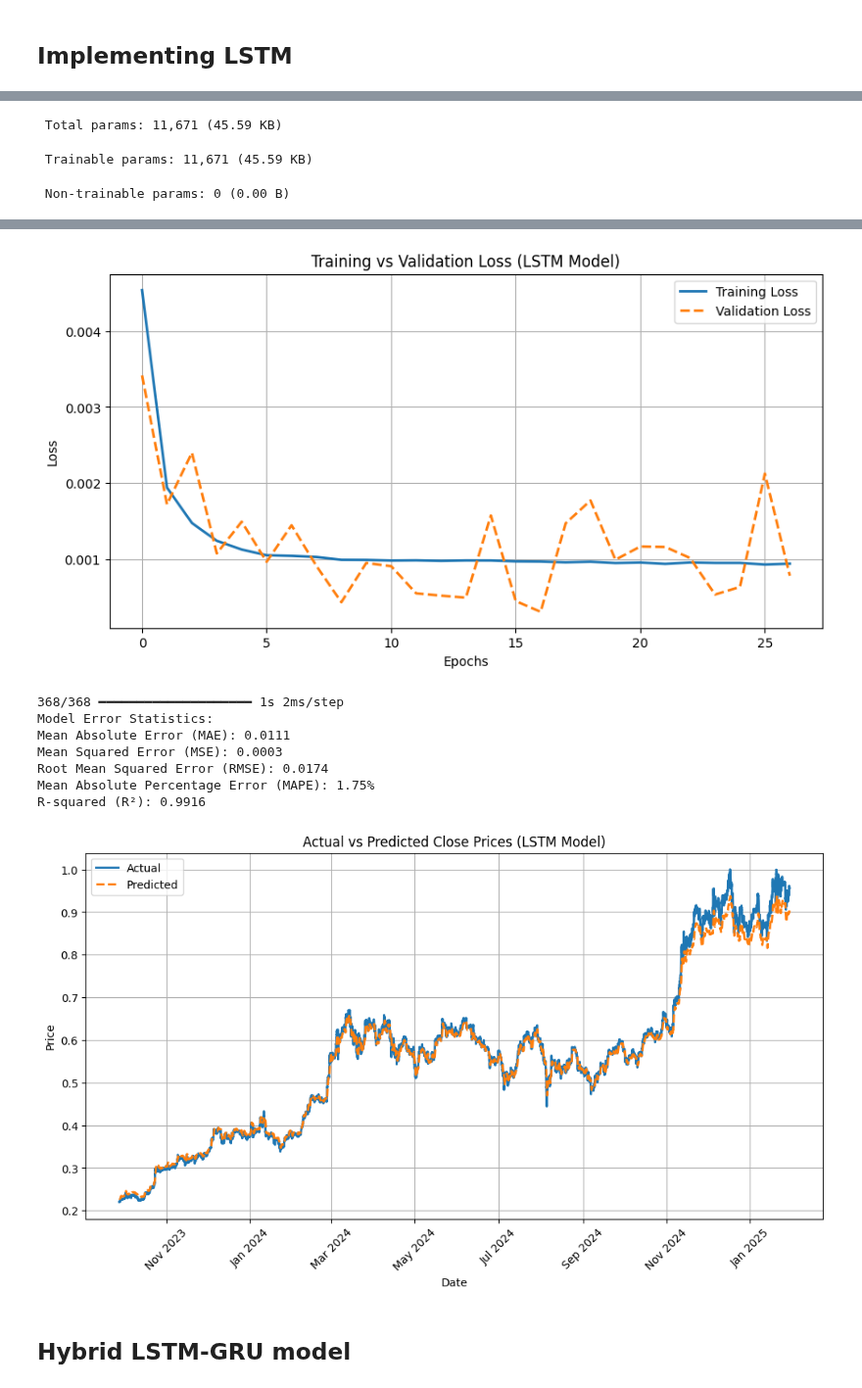
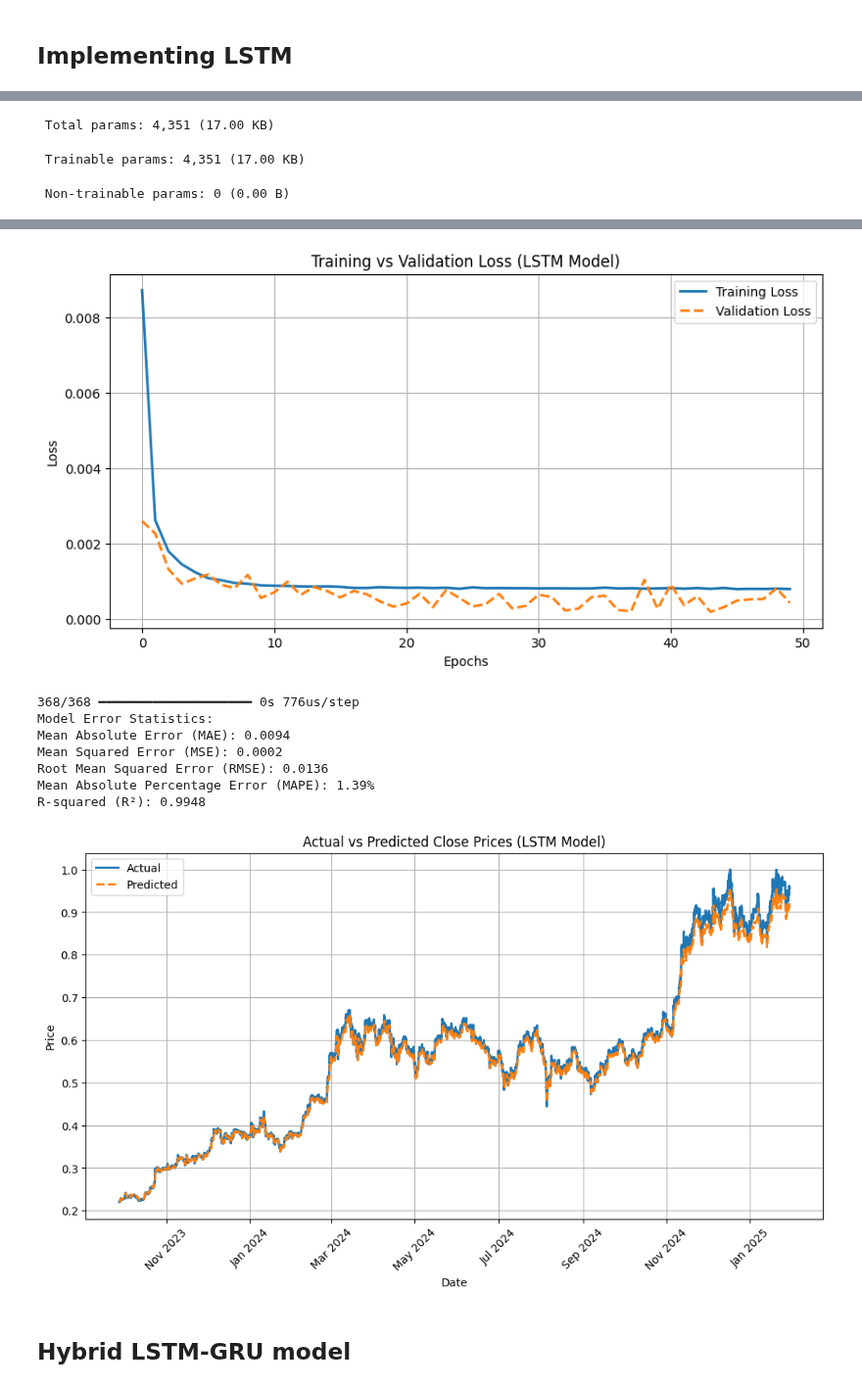
Before and after one commit to alexzheng123/EC331-project, a Jupyter notebook: code/bitcoin_forecasting.ipynb, the cells around one changed output, grey strips where cells are left out. Shown at 98% size. Cells and saved outputs as stored; diff of their text form; code cells hidden in the pictures.

```diff
--- a/code/bitcoin_forecasting.ipynb
+++ b/code/bitcoin_forecasting.ipynb
@@ -313,35 +305,31 @@ R-squared (R²): 0.9893
 # %% [markdown]
 ## Implementing LSTM
 # %%
-# LSTM Model (Fixed Version)
+# LSTM Model
 lstm_model = Sequential()
 
-# First LSTM layer with dropout
-lstm_model.add(LSTM(30, return_sequences=True, recurrent_dropout=0.2, input_shape=(X_train.shape[1], X_train.shape[2])))
-lstm_model.add(Dropout(0.5))  # Increased dropout for consistency with GRU
-
-# Second LSTM layer with dropout (return_sequences=False)
-lstm_model.add(LSTM(30, return_sequences=False, recurrent_dropout=0.2))  # Fixed shape issue
+# One LSTM layer
+lstm_model.add(LSTM(30, return_sequences=False, recurrent_dropout=0.2, input_shape=(X_train.shape[1], X_train.shape[2])))
 lstm_model.add(Dropout(0.5))
 
 # Output layer
 lstm_model.add(Dense(1))
 
-# Define Learning Rate Decay
+# Learning Rate Decay
 lr_schedule = tf.keras.optimizers.schedules.ExponentialDecay(
     initial_learning_rate=0.0005,
     decay_steps=1000,
     decay_rate=0.96,
     staircase=True)
 
-# Compile the model (Fixed Optimizer Issue)
+# Compile the model
 optimizer = tf.keras.optimizers.Adam(learning_rate=lr_schedule)
 lstm_model.compile(optimizer=optimizer, loss='mean_squared_error')
 
 # Model Summary
 lstm_model.summary()
 
-# Define Early Stopping
+# Early Stopping
 early_stopping = EarlyStopping(monitor='val_loss', patience=10, restore_best_weights=True, verbose=1)
 
 # Train the LSTM model with Early Stopping
@@ -425,7 +409,7 @@ Model: "sequential_1"
 ├─────────────────────────────────┼────────────────────────┼───────────────┤
 │ dense_1 (Dense)                 │ (None, 1)              │            31 │
 └─────────────────────────────────┴────────────────────────┴───────────────┘
- Total params: 11,671 (45.59 KB)
+ Total params: 4,351 (17.00 KB)
- Trainable params: 11,671 (45.59 KB)
+ Trainable params: 4,351 (17.00 KB)
  Non-trainable params: 0 (0.00 B)
 Epoch 1/50
@@ -448,12 +432,12 @@ Restoring model weights from the end of the best epoch: 17.
-[figure, old version]
+[figure, new version]
-368/368 ━━━━━━━━━━━━━━━━━━━━ 1s 2ms/step
+368/368 ━━━━━━━━━━━━━━━━━━━━ 0s 776us/step
 Model Error Statistics:
-Mean Absolute Error (MAE): 0.0111
-Mean Squared Error (MSE): 0.0003
-Root Mean Squared Error (RMSE): 0.0174
-Mean Absolute Percentage Error (MAPE): 1.75%
-R-squared (R²): 0.9916
+Mean Absolute Error (MAE): 0.0094
+Mean Squared Error (MSE): 0.0002
+Root Mean Squared Error (RMSE): 0.0136
+Mean Absolute Percentage Error (MAPE): 1.39%
+R-squared (R²): 0.9948
-[figure, old version]
+[figure, new version]
 # %% [markdown]
 ## Hybrid LSTM-GRU model
 # %%
```
Also changed, not shown: parts of 4 cells of this notebook.
